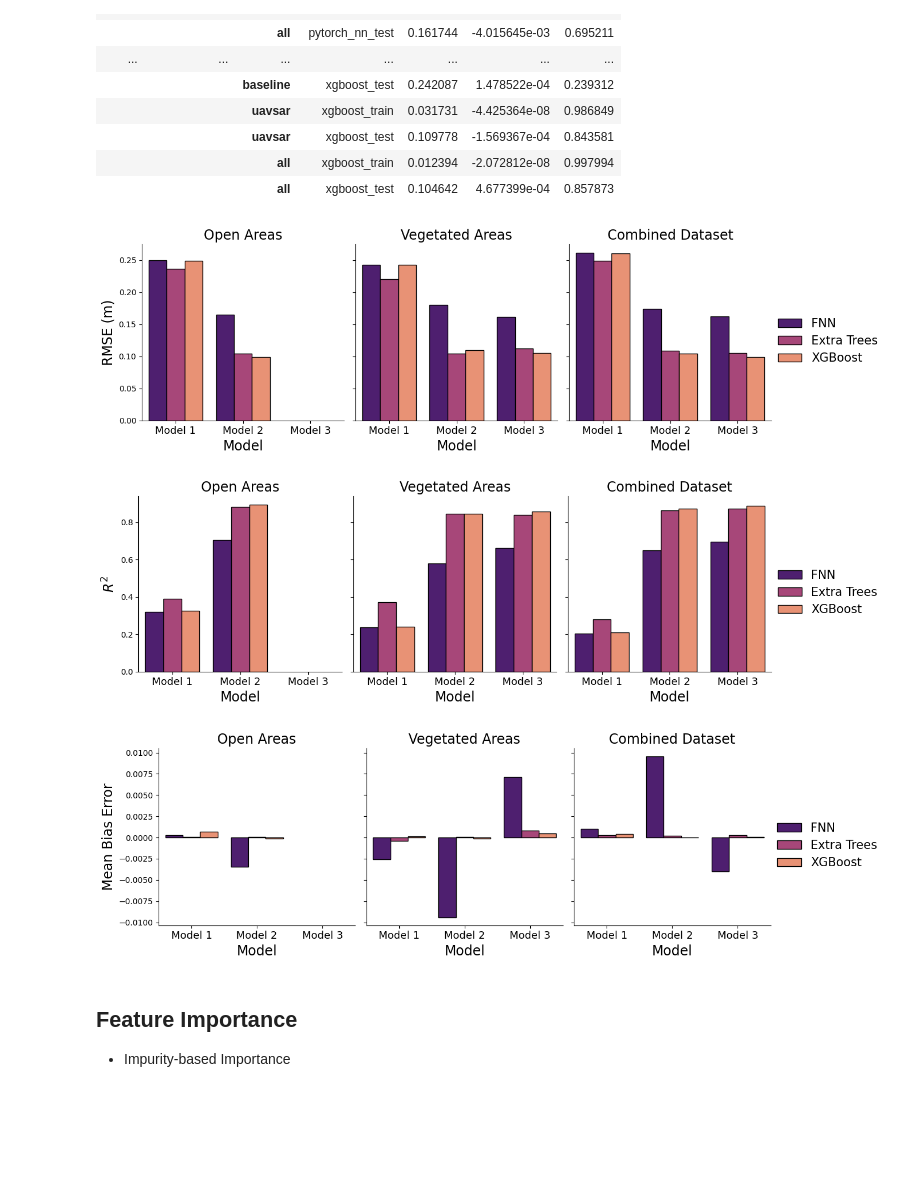
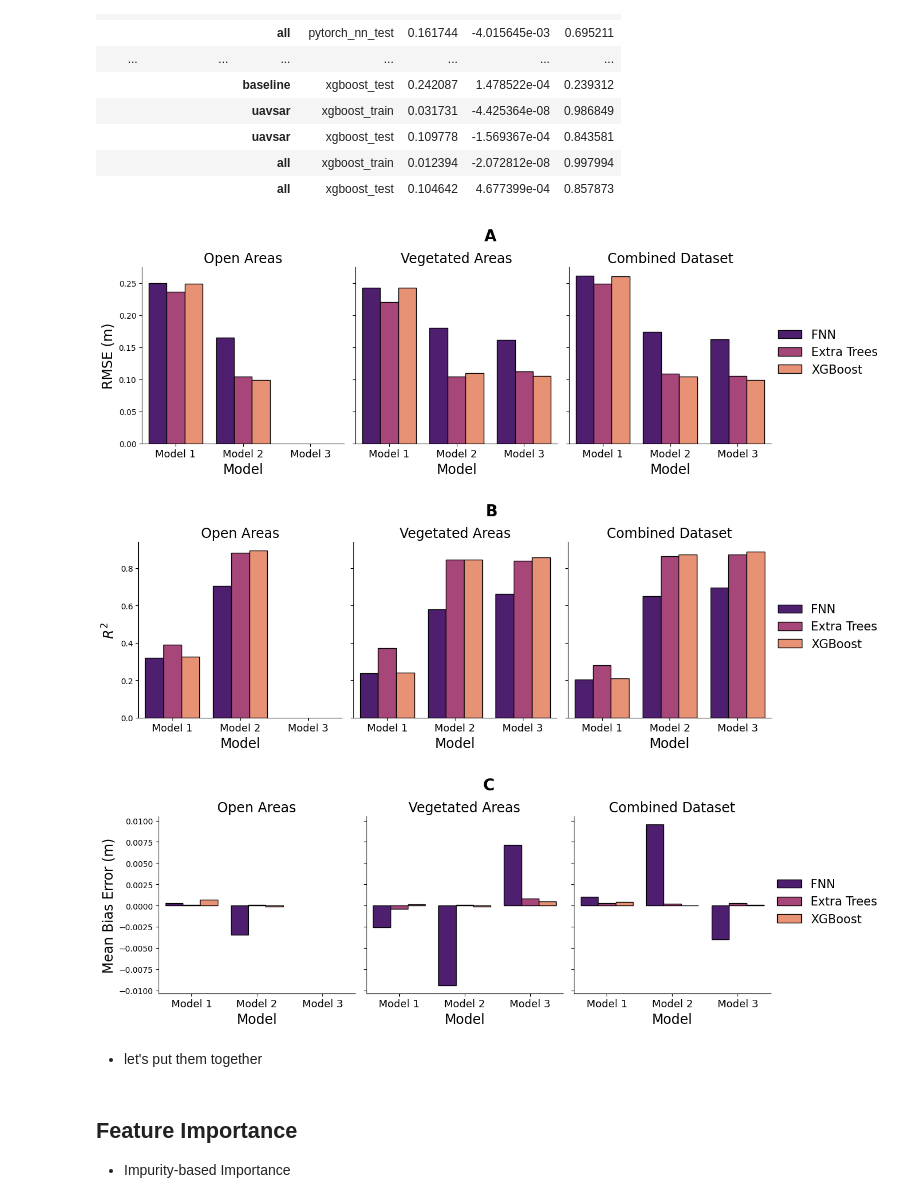
Before and after one commit to Ibrahim-Ola/uavsar-lidar-project, a Jupyter notebook: experiments/07_model_comparison.ipynb, the cells around one changed output. Cells and saved outputs as stored; diff of their text form; code cells hidden in the pictures; blank space fills up the shorter version.

Commit message:
updated plot options

```diff
--- a/experiments/07_model_comparison.ipynb
+++ b/experiments/07_model_comparison.ipynb
@@ -105,23 +107,27 @@ training_evals.round(4).to_csv("../results/training_evaluation_comparison.csv")
 # %%
 g = sns.FacetGrid(testing_evals, col="Data", height=4, col_order=['Open Areas', 'Vegetated Areas', 'Combined Dataset'])
 g.map_dataframe(
     sns.barplot,
     x="Features",
     y="RMSE",
     hue="Model",
     palette="magma",
     edgecolor='black',
    order=['Model 1', 'Model 2', 'Model 3']
 )
 g.set_axis_labels("Model", "RMSE (m)", fontsize=17)
 g.add_legend(fontsize=15)
 g.set_xticklabels(rotation=0, fontsize=13)
 g.set_titles(template= "{col_name}" ,size=17)
 
-plt.savefig('../plots/rmse_comparison.jpg', dpi=300)
+fig = g.fig
+fig.text(0.5, 1.05, "A", fontsize=20, fontweight='bold', ha='center', va='center')
+
+
+plt.savefig('../plots/rmse_comparison.jpg', dpi=300, bbox_inches='tight')
 plt.show()
 # %% [output]
-[figure, old version]
+[figure, new version]
 # %%
 g = sns.FacetGrid(testing_evals, col="Data", height=4, col_order=['Open Areas', 'Vegetated Areas', 'Combined Dataset'])
 g.map_dataframe(
@@ -138,10 +144,13 @@ g.add_legend(fontsize=15)
 g.set_xticklabels(rotation=0, fontsize=13)
 g.set_titles(template= "{col_name}" ,size=17)
 
-plt.savefig('../plots/r2_comparison.jpg', dpi=300)
+fig = g.fig
+fig.text(0.5, 1.05, "B", fontsize=20, fontweight='bold', ha='center', va='center')
+
+plt.savefig('../plots/r2_comparison.jpg', dpi=300, bbox_inches='tight')
 plt.show()
 # %% [output]
-[figure, old version]
+[figure, new version]
 # %%
 g = sns.FacetGrid(testing_evals, col="Data", height=4, col_order=['Open Areas', 'Vegetated Areas', 'Combined Dataset'])
 g.map_dataframe(
@@ -153,15 +162,20 @@ g.map_dataframe(
     edgecolor='black',
     order=['Model 1', 'Model 2', 'Model 3']
 )
-g.set_axis_labels("Model", "Mean Bias Error", fontsize=17)
+g.set_axis_labels("Model", "Mean Bias Error (m)", fontsize=17)
 g.add_legend(fontsize=15)
 g.set_xticklabels(rotation=0, fontsize=13)
 g.set_titles(template= "{col_name}" ,size=17)
 
-plt.savefig('../plots/mbe_comparison.jpg', dpi=300)
+fig = g.fig
+fig.text(0.5, 1.05, "C", fontsize=20, fontweight='bold', ha='center', va='center')
+
+plt.savefig('../plots/mbe_comparison.jpg', dpi=300, bbox_inches='tight')
 plt.show()
 # %% [output]
-[figure, old version]
+[figure, new version]
+# %% [markdown]
+* let's put them together
 # %% [markdown]
 ## Feature Importance
 
```
Also changed, not shown: parts of 1 cell of this notebook.
